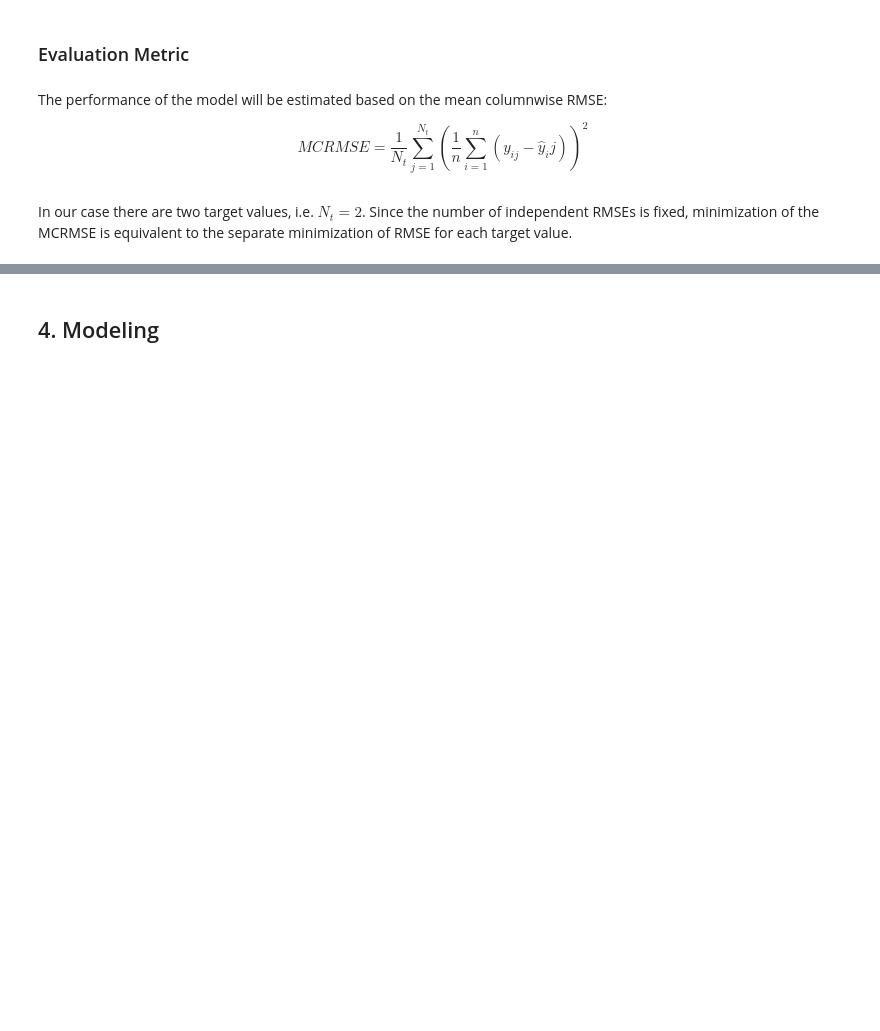
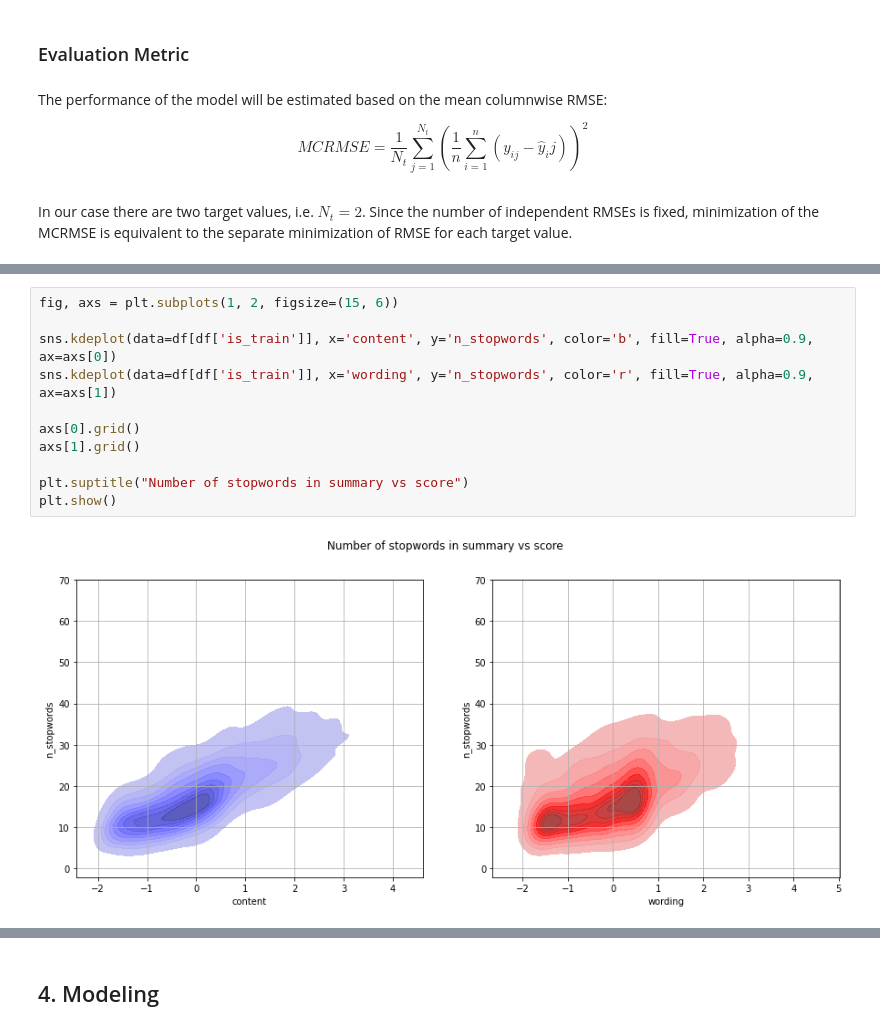
Before and after one commit to EvgeniyAzarov/iasa_nlp_homeworks, a Jupyter notebook: HW1_formalization_of_ml_task/hw1.ipynb, the cells around one changed output, grey strips where cells are left out. Cells and saved outputs as stored; diff of their text form; blank space fills up the shorter version.

```diff
--- a/HW1_formalization_of_ml_task/hw1.ipynb
+++ b/HW1_formalization_of_ml_task/hw1.ipynb
@@ -144,0 +210,13 @@ In our case there are two target values, i.e. $N_t = 2$. Since the number of ind
+# %%
+fig, axs = plt.subplots(1, 2, figsize=(15, 6))
+
+sns.kdeplot(data=df[df['is_train']], x='content', y='n_stopwords', color='b', fill=True, alpha=0.9, ax=axs[0])
+sns.kdeplot(data=df[df['is_train']], x='wording', y='n_stopwords', color='r', fill=True, alpha=0.9, ax=axs[1])
+
+axs[0].grid()
+axs[1].grid()
+
+plt.suptitle("Number of stopwords in summary vs score")
+plt.show()
+# %% [output]
+[figure, added]
```
Also changed, not shown: parts of 52 cells of this notebook, 1 other file.
